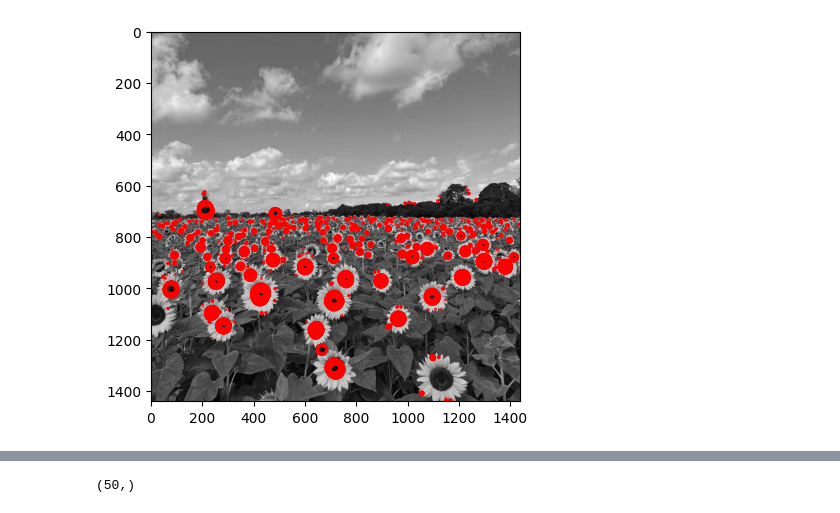
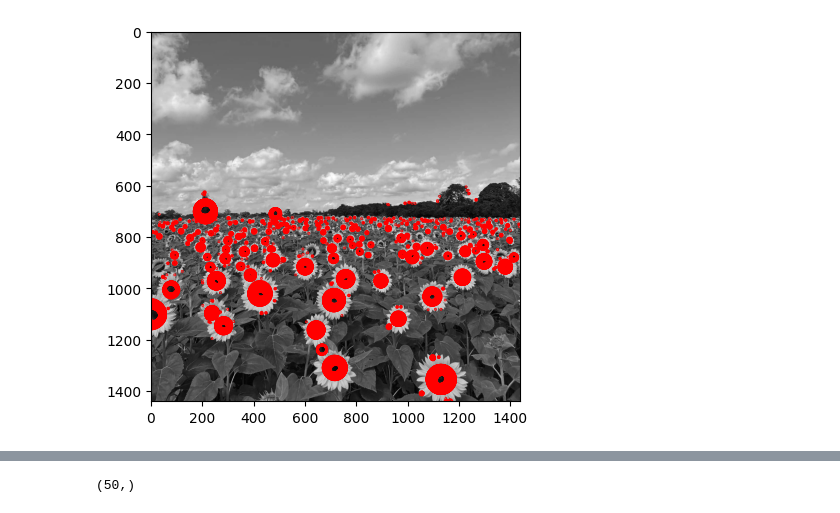
Before and after one commit to Ishana-Dewmini/EN3160_Fitting_and_Alignment, a Jupyter notebook: 200477U_Assignment2.ipynb, the cells around one changed output, grey strips where cells are left out. Drawn from its saved outputs; the diff is of its cells as text; code cells hidden in the pictures.

```diff
--- a/200477U_Assignment2.ipynb
+++ b/200477U_Assignment2.ipynb
@@ -9,34 +9,41 @@ fig, ax = plt.subplots()
 ax.imshow(f, cmap='gray')
 
 h, w = f.shape
 
-sigmas = np.arange(1, 20, 1)
+sigmas = np.arange(1, 40, 1)
 s = len(sigmas)
 
 # Precompute LoG kernels for all sigmas
 log_hw = 3 * (3 * sigmas).astype(int)
 X, Y = np.meshgrid(np.arange(-np.max(log_hw), np.max(log_hw) + 1), np.arange(-np.max(log_hw), np.max(log_hw) + 1))
 log_kernels = (1 / (2 * np.pi * sigmas[:, None, None] ** 2)) * (X ** 2 / (sigmas[:, None, None] ** 2) + Y ** 2 / (sigmas[:, None, None] ** 2) - 2) * np.exp(-(X ** 2 + Y ** 2) / (2 * sigmas[:, None, None] ** 2))
 
 scale_space = np.empty((h, w, s), dtype=np.float32)# creating an empty array of size h x w x s
 
 for i in range(s):
     f_log = cv.filter2D(f, -1, log_kernels[i]) # applying the Laplacian of Gaussian filter to the image
     scale_space[:, :, i] = f_log   # storing the filtered image in the scale space, i is the index of the sigma
 
 threshold = 70
 
+cord = []
+
 for i in range(s):
     max_responses = cv.dilate(scale_space[:, :, i], None)
     scale_space[:, :, i] = (scale_space[:, :, i] == max_responses) * scale_space[:, :, i]
-
-for i in range(s):
     indices = np.argwhere(scale_space[:, :, i] > threshold)
     detected_sigmas = np.full(indices.shape[0], sigmas[i])
     detected_radii = np.sqrt(2) * detected_sigmas
     circles = [plt.Circle((k, j), r, color='red', linewidth=1.5, fill=False) for (j, k), r in zip(indices, detected_radii)]
     [ax.add_patch(c) for c in circles]
 
+    # storing the coordinates and radi of the detected circles in the cord array
+    for (j, k), r in zip(indices, detected_radii):
+        cord.append([j, k, r])
+
+
+
+
 plt.show()
 # %% [output]
-[figure, old version]
+[figure, new version]
```
Also changed, not shown: parts of 1 cell of this notebook.
